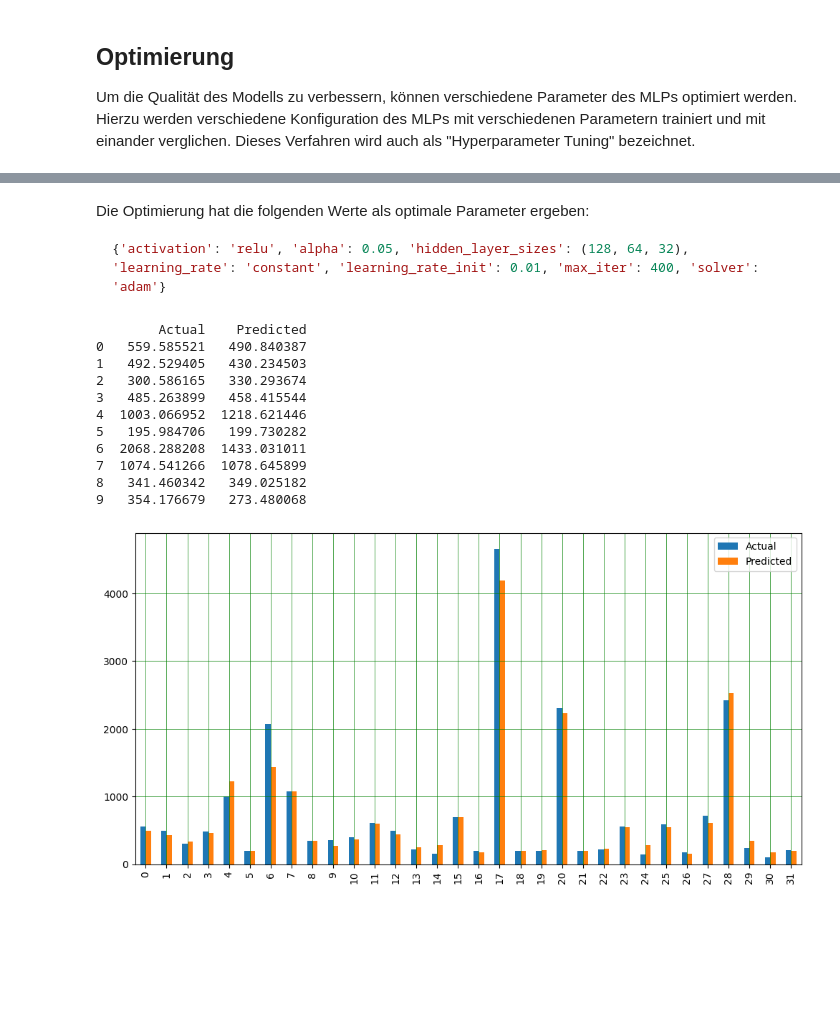
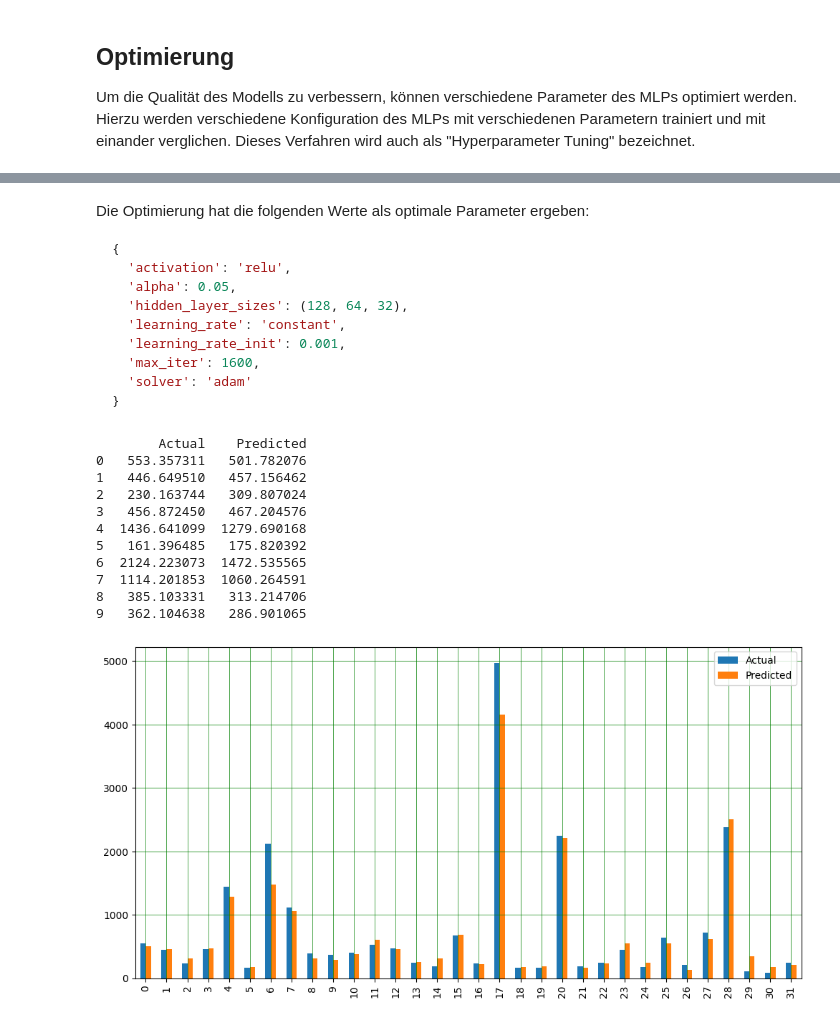
Before and after one commit to kevinsieverding/t3m405071-programmentwurf, a Jupyter notebook: myrides.ipynb, the cells around one changed output, grey strips where cells are left out. Saved outputs shown, nothing was run; the diff lists cells and outputs as text; code cells hidden in the pictures; blank space fills up the shorter version.

````diff
--- a/myrides.ipynb
+++ b/myrides.ipynb
@@ -313,7 +313,7 @@ t = ColumnTransformer(transformers=[
 
 transform = pd.DataFrame(t.fit_transform(data))
 
-features = transform.iloc[:, :-1]
+features = transform
 labels = data['Hm']
 
 print('Features:')
@@ -459,33 +463,50 @@ def grid_search():
 Die Optimierung hat die folgenden Werte als optimale Parameter ergeben:
 
 ```python
-{'activation': 'relu', 'alpha': 0.05, 'hidden_layer_sizes': (128, 64, 32), 'learning_rate': 'constant', 'learning_rate_init': 0.01, 'max_iter': 400, 'solver': 'adam'}
+{
+  'activation': 'relu',
+  'alpha': 0.05,
+  'hidden_layer_sizes': (128, 64, 32),
+  'learning_rate': 'constant',
+  'learning_rate_init': 0.001,
+  'max_iter': 1600,
+  'solver': 'adam'
+}
 ```
 # %%
-params = {'activation': 'relu', 'alpha': 0.05, 'hidden_layer_sizes': (128, 64, 32), 'learning_rate': 'constant', 'learning_rate_init': 0.01, 'max_iter': 400, 'solver': 'adam', 'random_state': 42}
+params = {
+  'activation': 'relu',
+  'alpha': 0.05,
+  'hidden_layer_sizes': (128, 64, 32),
+  'learning_rate': 'constant',
+  'learning_rate_init': 0.001,
+  'max_iter': 1600,
+  'solver': 'adam',
+  'random_state': 42
+}
 
 mlp_regressor = MLPRegressor(**params)
 mlp_regressor.fit(X_train, y_train)
 
 y_pred_grid = mlp_regressor.predict(X_test)
 
 comp = pd.DataFrame({'Actual': y_pred_grid, 'Predicted': y_pred}).head(32)
 print(comp.head(10))
 
 comp.plot(kind='bar',figsize=(12,6))
 plt.grid(which='major', linestyle='-', linewidth='0.5', color='green')
 plt.grid(which='minor', linestyle=':', linewidth='0.5', color='black')
 plt.show()
 # %% [output]
         Actual    Predicted
-0   559.585521   490.840387
-1   492.529405   430.234503
-2   300.586165   330.293674
-3   485.263899   458.415544
-4  1003.066952  1218.621446
-5   195.984706   199.730282
-6  2068.288208  1433.031011
-7  1074.541266  1078.645899
-8   341.460342   349.025182
-9   354.176679   273.480068
+0   553.357311   501.782076
+1   446.649510   457.156462
+2   230.163744   309.807024
+3   456.872450   467.204576
+4  1436.641099  1279.690168
+5   161.396485   175.820392
+6  2124.223073  1472.535565
+7  1114.201853  1060.264591
+8   385.103331   313.214706
+9   362.104638   286.901065
-[figure, old version]
+[figure, new version]
````
Also changed, not shown: parts of 11 cells of this notebook.
